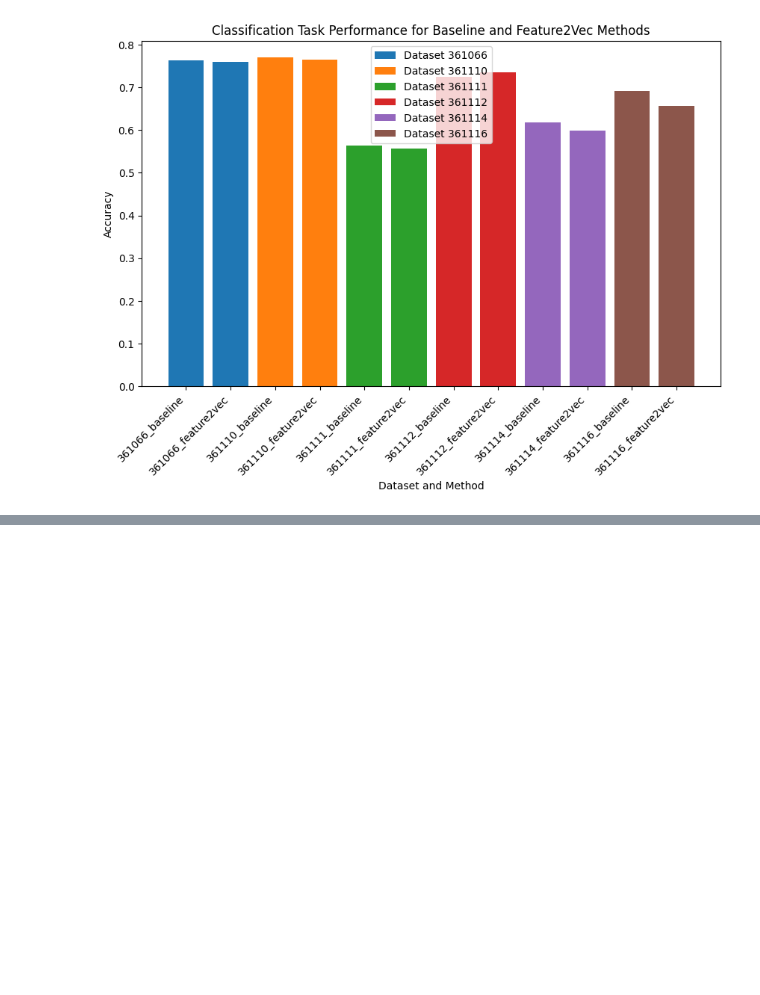
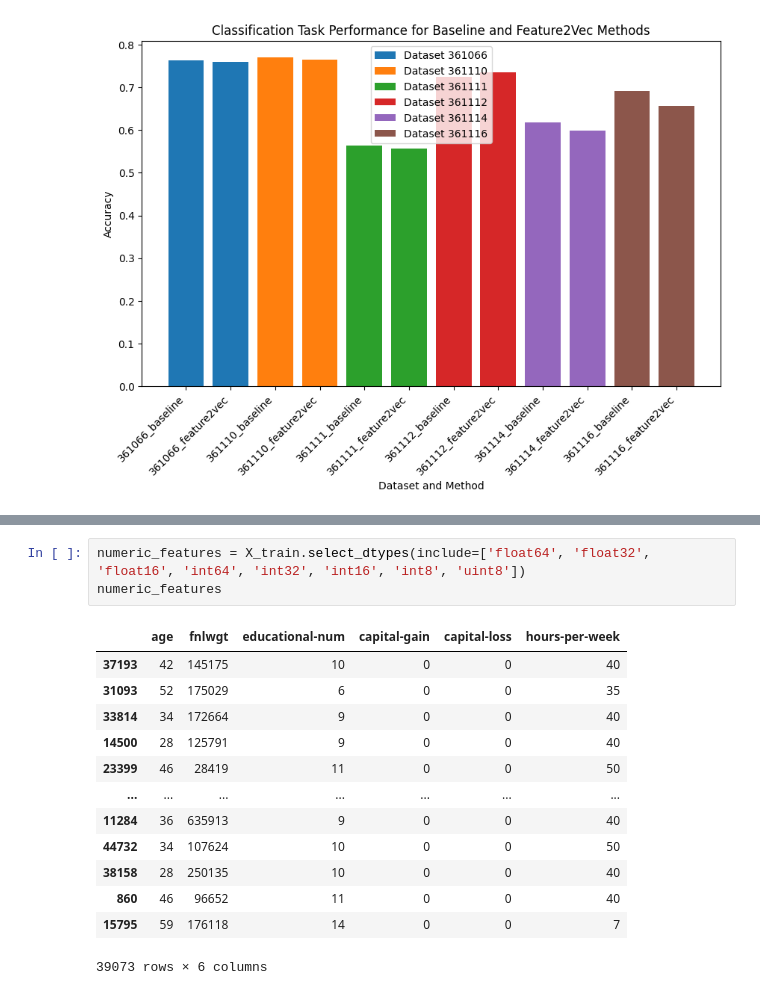
Before and after one commit to PatrickTchoupe/TFE-EPL, a Jupyter notebook: playground.ipynb, the cells around one changed output, grey strips where cells are left out. Drawn from its saved outputs; the diff is of its cells as text; blank space fills up the shorter version.

```diff
--- a/playground.ipynb
+++ b/playground.ipynb
@@ -231,0 +355,17 @@ plt.show()
+# %%
+numeric_features = X_train.select_dtypes(include=['float64', 'float32', 'float16', 'int64', 'int32', 'int16', 'int8', 'uint8'])
+numeric_features
+# %% [output]
+|  | age | fnlwgt | educational-num | capital-gain | capital-loss | hours-per-week |
+| 37193 | 42 | 145175 | 10 | 0 | 0 | 40 |
+| 31093 | 52 | 175029 | 6 | 0 | 0 | 35 |
+| 33814 | 34 | 172664 | 9 | 0 | 0 | 40 |
+| 14500 | 28 | 125791 | 9 | 0 | 0 | 40 |
+| 23399 | 46 | 28419 | 11 | 0 | 0 | 50 |
+| ... | ... | ... | ... | ... | ... | ... |
+| 11284 | 36 | 635913 | 9 | 0 | 0 | 40 |
+| 44732 | 34 | 107624 | 10 | 0 | 0 | 50 |
+| 38158 | 28 | 250135 | 10 | 0 | 0 | 40 |
+| 860 | 46 | 96652 | 11 | 0 | 0 | 40 |
+| 15795 | 59 | 176118 | 14 | 0 | 0 | 7 |
+39073 rows × 6 columns
```
Also changed, not shown: parts of 18 cells of this notebook, 8 other files.
